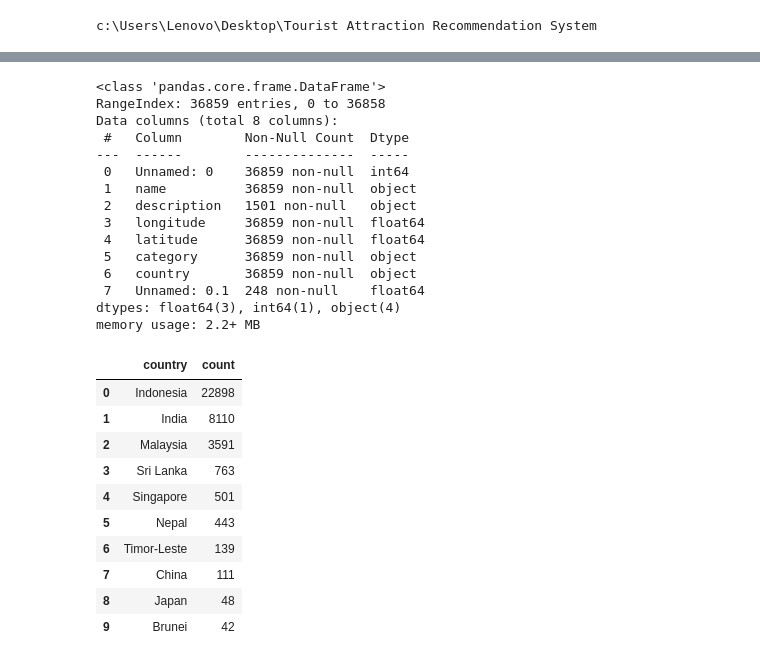
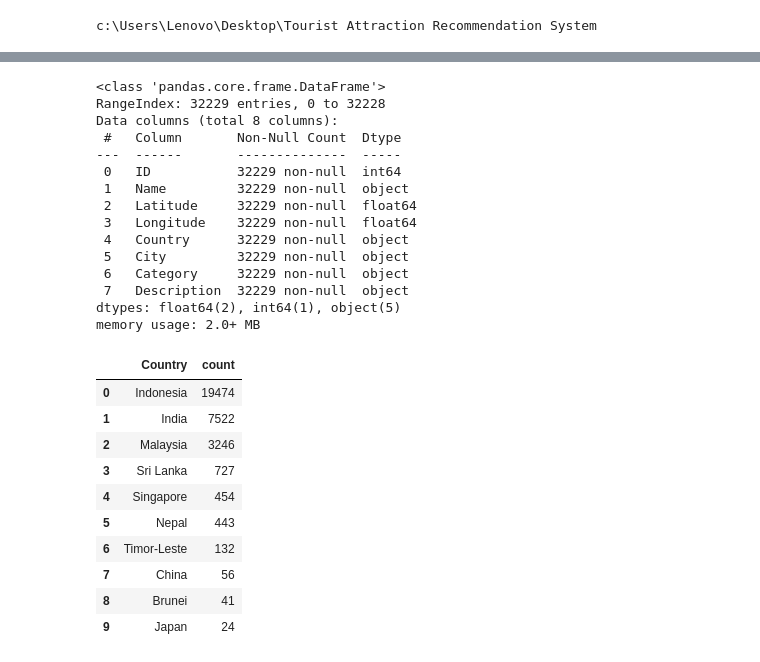
Before and after one commit to sushilashrestha/Tourist-Attraction-Recommendation-System, a Jupyter notebook: Notebook/content_based.ipynb, the cells around one changed output, grey strips where cells are left out. Saved outputs shown, nothing was run; the diff lists cells and outputs as text; code cells hidden in the pictures.

```diff
--- a/Notebook/content_based.ipynb
+++ b/Notebook/content_based.ipynb
@@ -17,22 +17,24 @@ cd ..
 # %% [output]
 c:\Users\Lenovo\Desktop\Tourist Attraction Recommendation System
 # %%
-# Loading all the cleaned data in different csv files
-# Specify the folder containing the CSV files
-folder_path = 'Dataset/Cleaned'
+# # Loading all the cleaned data in different csv files
+# # Specify the folder containing the CSV files
+# folder_path = 'Dataset/Cleaned'
 
-# Initialize an empty list to store DataFrames
-dataframes = []
+# # Initialize an empty list to store DataFrames
+# dataframes = []
 
-# Iterate over each file in the folder
-for file_name in os.listdir(folder_path):
-    if file_name.endswith('.csv'):  # Check if the file is a CSV
-        file_path = os.path.join(folder_path, file_name)
-        df = pd.read_csv(file_path)  # Load CSV into a DataFrame
-        dataframes.append(df)  # Append the DataFrame to the list
+# # Iterate over each file in the folder
+# for file_name in os.listdir(folder_path):
+#     if file_name.endswith('.csv'):  # Check if the file is a CSV
+#         file_path = os.path.join(folder_path, file_name)
+#         df = pd.read_csv(file_path)  # Load CSV into a DataFrame
+#         dataframes.append(df)  # Append the DataFrame to the list
 
-# Concatenate all DataFrames into one
-combined_df = pd.concat(dataframes, ignore_index=True)
+# # Concatenate all DataFrames into one
+# combined_df = pd.concat(dataframes, ignore_index=True)
 
-# Display the combined DataFrame
-print(combined_df)
+# # Display the combined DataFrame
+# print(combined_df)
+
+combined_df = pd.read_csv("Third_Phase.csv")
@@ -58,34 +42,34 @@ print(combined_df)
 combined_df.info()
 # %% [output]
 <class 'pandas.core.frame.DataFrame'>
-RangeIndex: 36859 entries, 0 to 36858
+RangeIndex: 32229 entries, 0 to 32228
 Data columns (total 8 columns):
- #   Column        Non-Null Count  Dtype
----  ------        --------------  -----
- 0   Unnamed: 0    36859 non-null  int64
- 1   name          36859 non-null  object
- 2   description   1501 non-null   object
- 3   longitude     36859 non-null  float64
- 4   latitude      36859 non-null  float64
- 5   category      36859 non-null  object
- 6   country       36859 non-null  object
- 7   Unnamed: 0.1  248 non-null    float64
-dtypes: float64(3), int64(1), object(4)
-memory usage: 2.2+ MB
+ #   Column       Non-Null Count  Dtype
+---  ------       --------------  -----
+ 0   ID           32229 non-null  int64
+ 1   Name         32229 non-null  object
+ 2   Latitude     32229 non-null  float64
+ 3   Longitude    32229 non-null  float64
+ 4   Country      32229 non-null  object
+ 5   City         32229 non-null  object
+ 6   Category     32229 non-null  object
+ 7   Description  32229 non-null  object
+dtypes: float64(2), int64(1), object(5)
+memory usage: 2.0+ MB
 # %%
-top10_countries = combined_df['country'].value_counts().reset_index().head(10)
+top10_countries = combined_df['Country'].value_counts().reset_index().head(10)
 top10_countries
 # %% [output]
-|  | country | count |
-| 0 | Indonesia | 22898 |
-| 1 | India | 8110 |
-| 2 | Malaysia | 3591 |
-| 3 | Sri Lanka | 763 |
-| 4 | Singapore | 501 |
+|  | Country | count |
+| 0 | Indonesia | 19474 |
+| 1 | India | 7522 |
+| 2 | Malaysia | 3246 |
+| 3 | Sri Lanka | 727 |
+| 4 | Singapore | 454 |
 | 5 | Nepal | 443 |
-| 6 | Timor-Leste | 139 |
-| 7 | China | 111 |
-| 8 | Japan | 48 |
-| 9 | Brunei | 42 |
+| 6 | Timor-Leste | 132 |
+| 7 | China | 56 |
+| 8 | Brunei | 41 |
+| 9 | Japan | 24 |
 # %%
 #Clean the dataset
```
Also changed, not shown: parts of 18 cells of this notebook.
